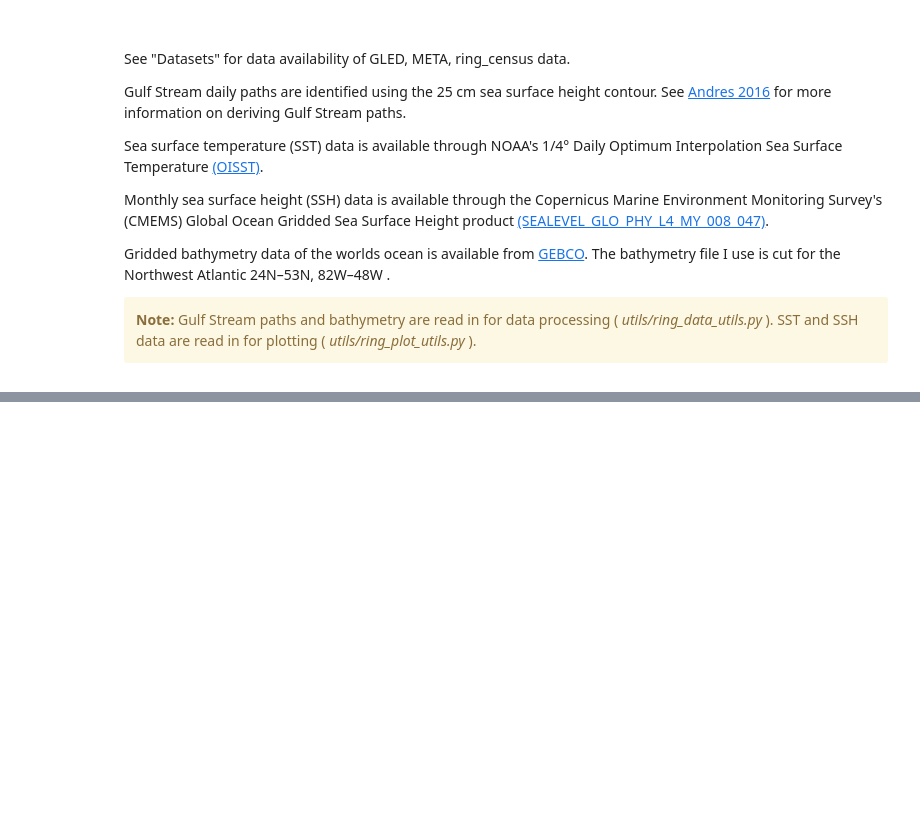
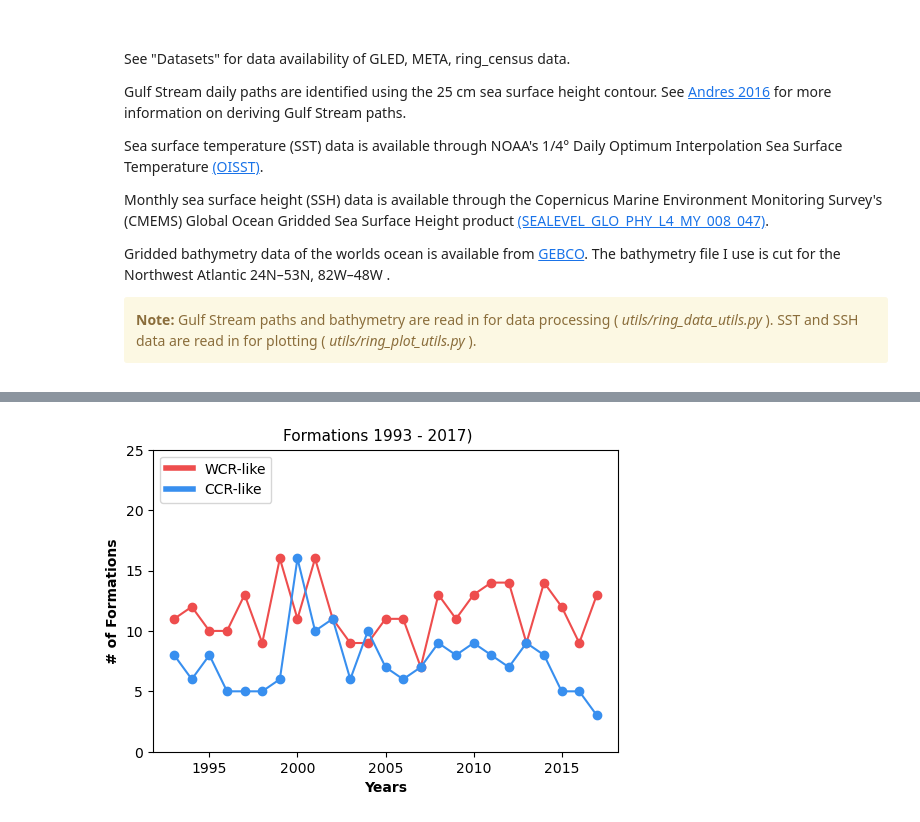
Before and after one commit to elenakperez/rings, a Jupyter notebook: notebooks/rings_MANUSCRIPT_notebook.ipynb, the cells around one changed output, grey strips where cells are left out. Drawn from its saved outputs; the diff is of its cells as text; code cells hidden in the pictures; blank space fills up the shorter version.

```diff
--- a/notebooks/rings_MANUSCRIPT_notebook.ipynb
+++ b/notebooks/rings_MANUSCRIPT_notebook.ipynb
@@ -266,0 +306,19 @@ all_eddy_tracks_map(zone_wcrlike_eddies, zone_ccrlike_eddies, bathy, 'META2.0 Fi
+# %%
+"""""""""""""""""""""""""""""""""""""""""""""""""""""""""""""""""""""""""""""""""""""""""""""""""""""""""
+"  timeseries_lineplot(ccr_formations_df, wcr_formations_df, title, fig_quality)                        "
+"                                                                                                       "
+" Input:                                                                                                "
+"    ccr_formations_df (DataFrame) : pandas dataframe of cold core rings in all zones                   "
+"    wcr_formations_df (DataFrame) : pandas dataframe of warm core rings in all zones                   "
+"    title (Str)                   : title of the figure, e.g. 'Map of the Northwest Atlantic'          "
+"    fig_quality (Int)             : integer of what dpi the image will be set to (e.g., 100 dpi)       "
+"                                                                                                       "
+" Output:                                                                                               "
+"    * returns a line plot annual formations for whole period (time-series)                             "
+"                                                                                                       "
+"                                                                                                       "
+"""""""""""""""""""""""""""""""""""""""""""""""""""""""""""""""""""""""""""""""""""""""""""""""""""""""""
+
+timeseries_lineplot(zone_ccrlike_yyyy_formations, zone_wcrlike_yyyy_formations, 'Formations ', 100);
+# %% [output]
+[figure, added]
```
Also changed, not shown: parts of 16 cells of this notebook, 3 other files.
